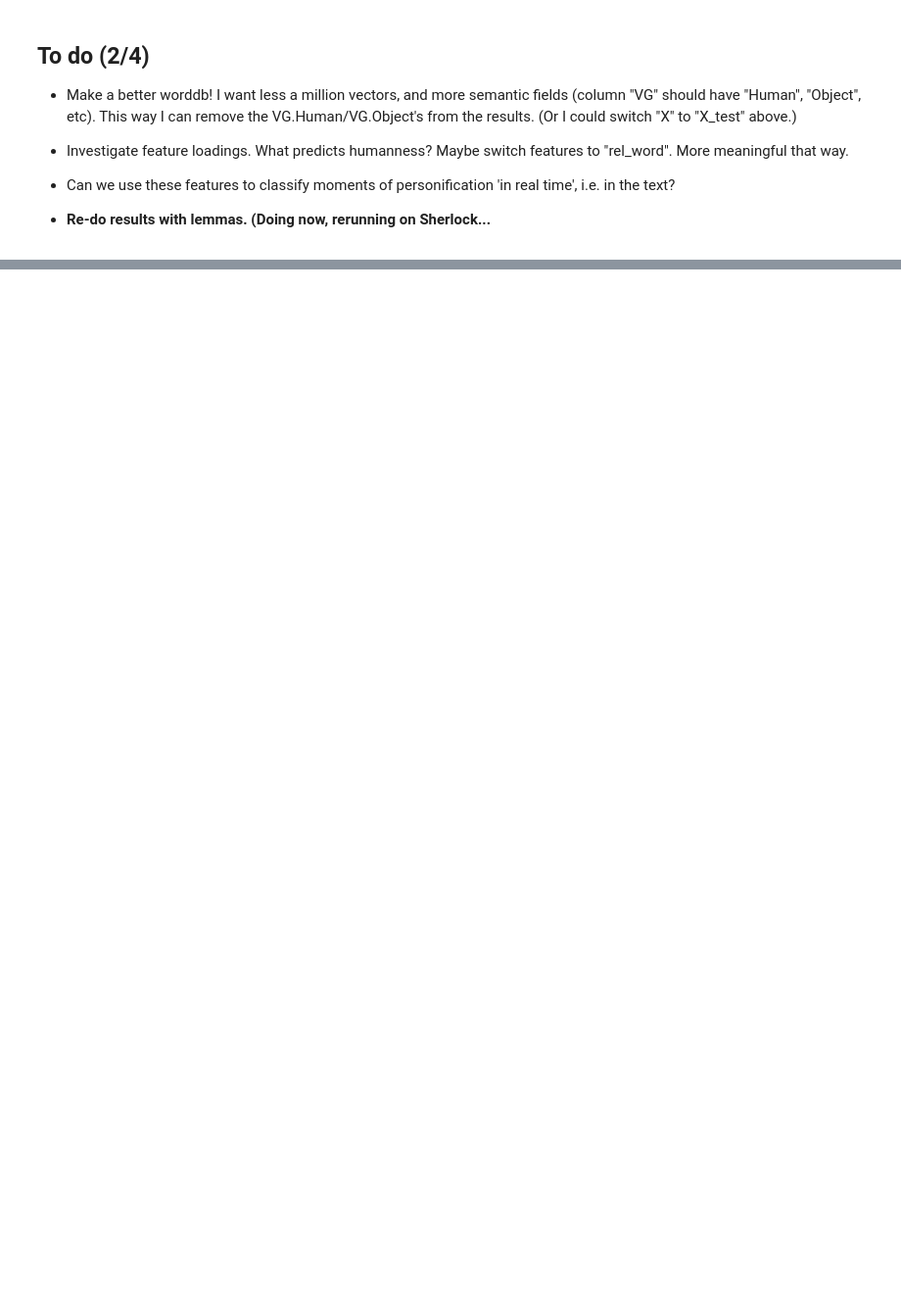
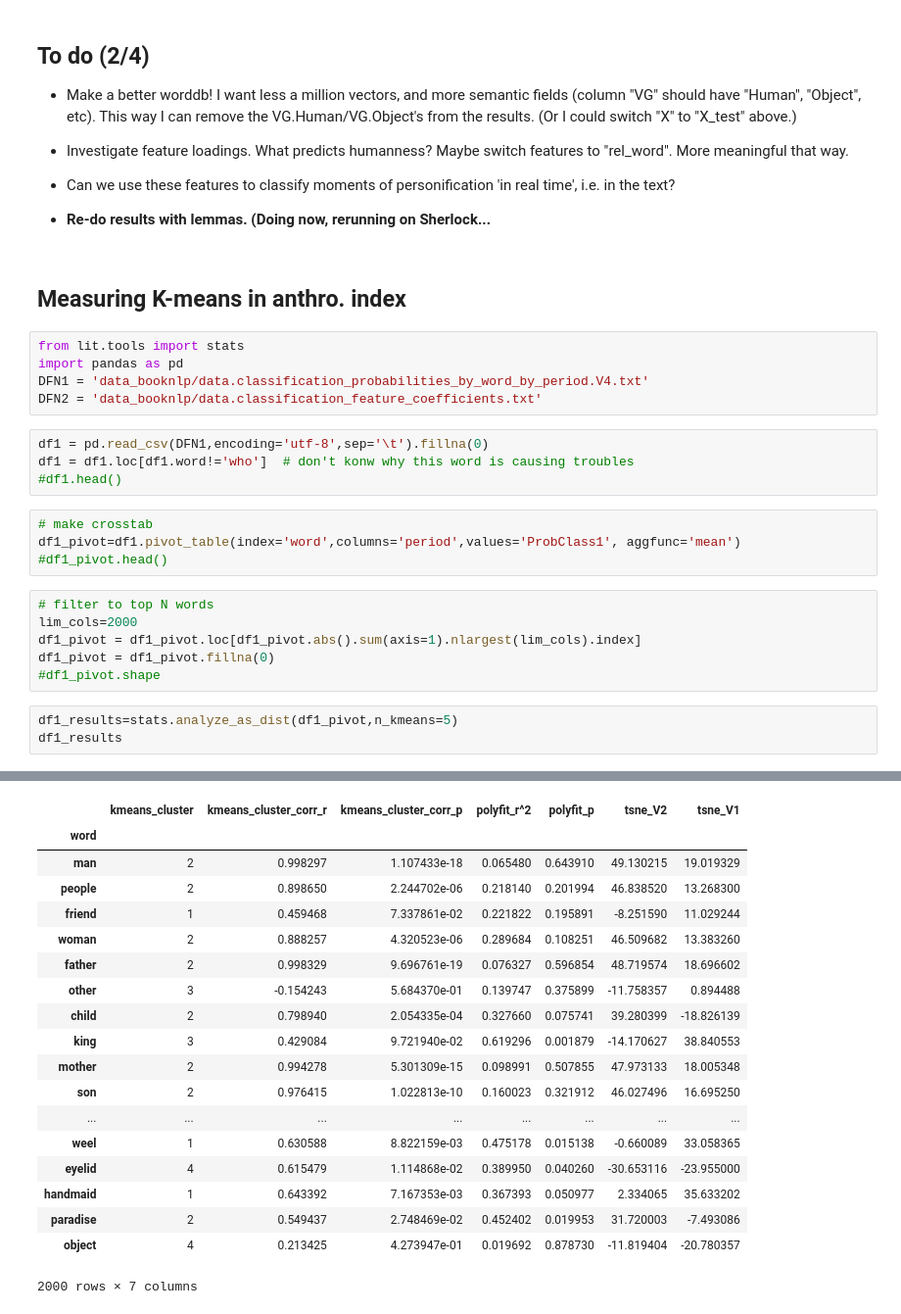
Before and after one commit to quadrismegistus/personhood, a Jupyter notebook: GrammarOfPersonhood.ipynb, the cells around one changed output, grey strips where cells are left out. Shown at 98% size. Drawn from its saved outputs; the diff is of its cells as text; blank space fills up the shorter version.

```diff
--- a/GrammarOfPersonhood.ipynb
+++ b/GrammarOfPersonhood.ipynb
@@ -754,3 +658,28 @@ show('figures/Subject and object.png',1000)
 * Can we use these features to classify moments of personification 'in real time', i.e. in the text?
 
 * **Re-do results with lemmas. (Doing now, rerunning on Sherlock...**
+# %% [markdown]
+## Measuring K-means in anthro. index
+# %%
+from lit.tools import stats
+import pandas as pd
+DFN1 = 'data_booknlp/data.classification_probabilities_by_word_by_period.V4.txt'
+DFN2 = 'data_booknlp/data.classification_feature_coefficients.txt'
+# %%
+df1 = pd.read_csv(DFN1,encoding='utf-8',sep='\t').fillna(0)
+df1 = df1.loc[df1.word!='who']  # don't konw why this word is causing troubles
+#df1.head()
+# %%
+# make crosstab
+df1_pivot=df1.pivot_table(index='word',columns='period',values='ProbClass1', aggfunc='mean')
+#df1_pivot.head()
+# %%
+# filter to top N words
+lim_cols=2000
+df1_pivot = df1_pivot.loc[df1_pivot.abs().sum(axis=1).nlargest(lim_cols).index]
+df1_pivot = df1_pivot.fillna(0)
+#df1_pivot.shape
+# %%
+df1_results=stats.analyze_as_dist(df1_pivot,n_kmeans=5)
+df1_results
+# %% [output]
@@ -756,0 +691,19 @@ show('figures/Subject and object.png',1000)
+|  | kmeans_cluster | kmeans_cluster_corr_r | kmeans_cluster_corr_p | polyfit_r^2 | polyfit_p | tsne_V2 | tsne_V1 |
+| word |  |  |  |  |  |  |  |
+| man | 2 | 0.998297 | 1.107433e-18 | 0.065480 | 0.643910 | 49.130215 | 19.019329 |
+| people | 2 | 0.898650 | 2.244702e-06 | 0.218140 | 0.201994 | 46.838520 | 13.268300 |
+| friend | 1 | 0.459468 | 7.337861e-02 | 0.221822 | 0.195891 | -8.251590 | 11.029244 |
+| woman | 2 | 0.888257 | 4.320523e-06 | 0.289684 | 0.108251 | 46.509682 | 13.383260 |
+| father | 2 | 0.998329 | 9.696761e-19 | 0.076327 | 0.596854 | 48.719574 | 18.696602 |
+| other | 3 | -0.154243 | 5.684370e-01 | 0.139747 | 0.375899 | -11.758357 | 0.894488 |
+| child | 2 | 0.798940 | 2.054335e-04 | 0.327660 | 0.075741 | 39.280399 | -18.826139 |
+| king | 3 | 0.429084 | 9.721940e-02 | 0.619296 | 0.001879 | -14.170627 | 38.840553 |
+| mother | 2 | 0.994278 | 5.301309e-15 | 0.098991 | 0.507855 | 47.973133 | 18.005348 |
+| son | 2 | 0.976415 | 1.022813e-10 | 0.160023 | 0.321912 | 46.027496 | 16.695250 |
+| ... | ... | ... | ... | ... | ... | ... | ... |
+| weel | 1 | 0.630588 | 8.822159e-03 | 0.475178 | 0.015138 | -0.660089 | 33.058365 |
+| eyelid | 4 | 0.615479 | 1.114868e-02 | 0.389950 | 0.040260 | -30.653116 | -23.955000 |
+| handmaid | 1 | 0.643392 | 7.167353e-03 | 0.367393 | 0.050977 | 2.334065 | 35.633202 |
+| paradise | 2 | 0.549437 | 2.748469e-02 | 0.452402 | 0.019953 | 31.720003 | -7.493086 |
+| object | 4 | 0.213425 | 4.273947e-01 | 0.019692 | 0.878730 | -11.819404 | -20.780357 |
+2000 rows × 7 columns
```
Also changed, not shown: parts of 36 cells of this notebook, 2 other files.
